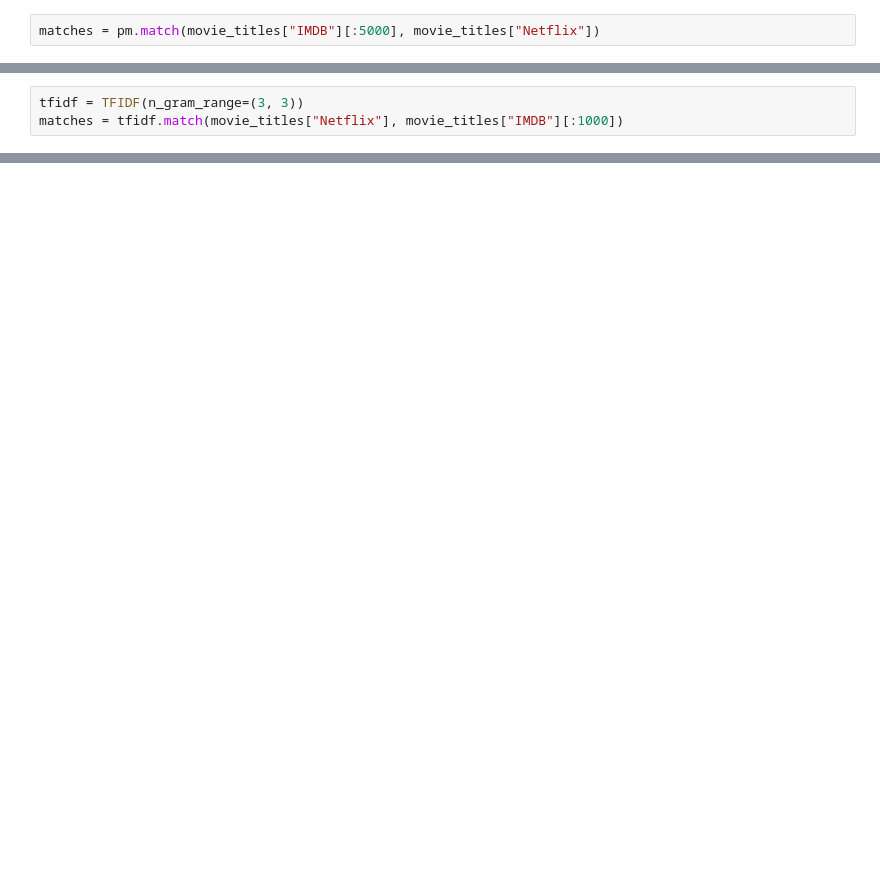
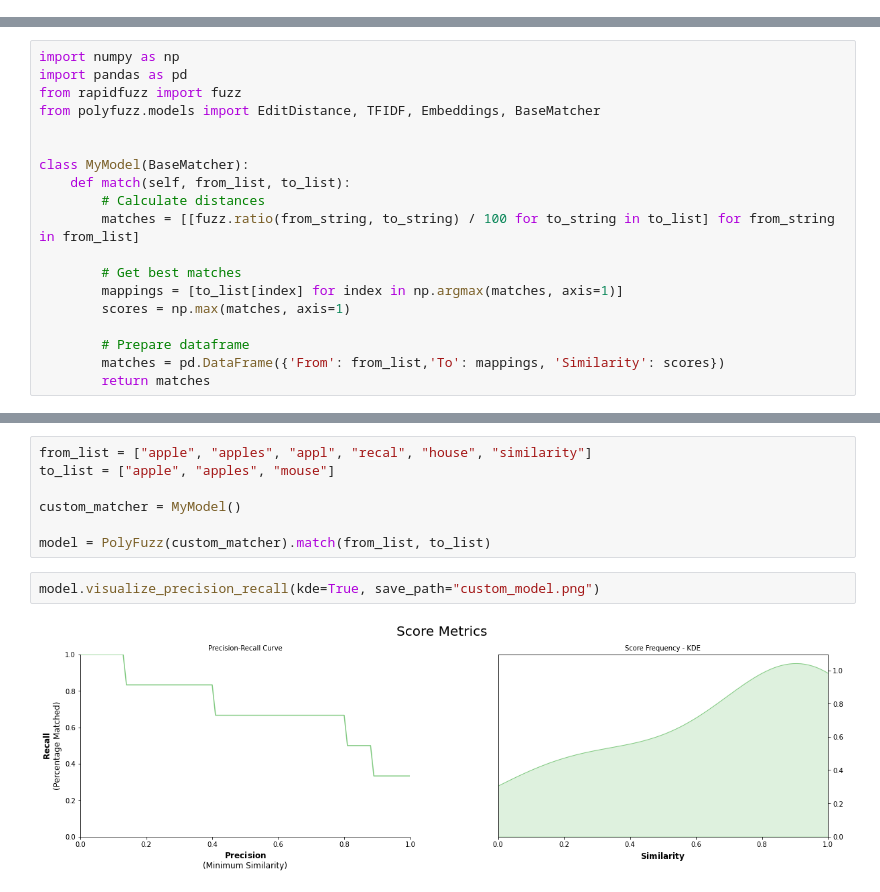
Before and after one commit to MaartenGr/PolyFuzz, a Jupyter notebook: notebooks/Overview.ipynb, the cells around one changed output, grey strips where cells are left out. Drawn from its saved outputs; the diff is of its cells as text; blank space fills up the shorter version.

```diff
--- a/notebooks/Overview.ipynb
+++ b/notebooks/Overview.ipynb
@@ -389,2 +0,0 @@ pm = PolyMatch(models)
-# %%
-matches = pm.match(movie_titles["IMDB"][:5000], movie_titles["Netflix"])
@@ -413,3 +0,0 @@ result.head()
-# %%
-tfidf = TFIDF(n_gram_range=(3, 3))
-matches = tfidf.match(movie_titles["Netflix"], movie_titles["IMDB"][:1000])
@@ -415,0 +129,19 @@ matches = tfidf.match(movie_titles["Netflix"], movie_titles["IMDB"][:1000])
+# %%
+import numpy as np
+import pandas as pd
+from rapidfuzz import fuzz
+from polyfuzz.models import EditDistance, TFIDF, Embeddings, BaseMatcher
+
+
+class MyModel(BaseMatcher):
+    def match(self, from_list, to_list):
+        # Calculate distances
+        matches = [[fuzz.ratio(from_string, to_string) / 100 for to_string in to_list] for from_string in from_list]
+
+        # Get best matches
+        mappings = [to_list[index] for index in np.argmax(matches, axis=1)]
+        scores = np.max(matches, axis=1)
+
+        # Prepare dataframe
+        matches = pd.DataFrame({'From': from_list,'To': mappings, 'Similarity': scores})
+        return matches
@@ -415,0 +155,11 @@ matches = tfidf.match(movie_titles["Netflix"], movie_titles["IMDB"][:1000])
+# %%
+from_list = ["apple", "apples", "appl", "recal", "house", "similarity"]
+to_list = ["apple", "apples", "mouse"]
+
+custom_matcher = MyModel()
+
+model = PolyFuzz(custom_matcher).match(from_list, to_list)
+# %%
+model.visualize_precision_recall(kde=True, save_path="custom_model.png")
+# %% [output]
+[figure, added]
```
Also changed, not shown: parts of 88 cells of this notebook, 56 other files.
